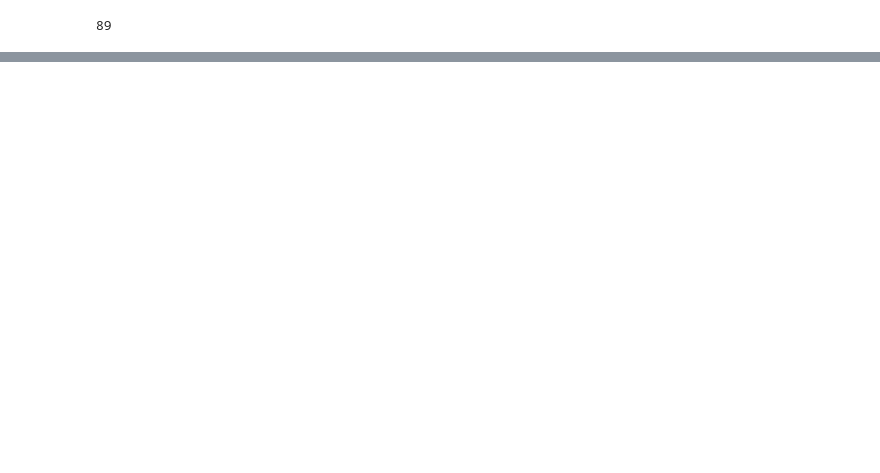
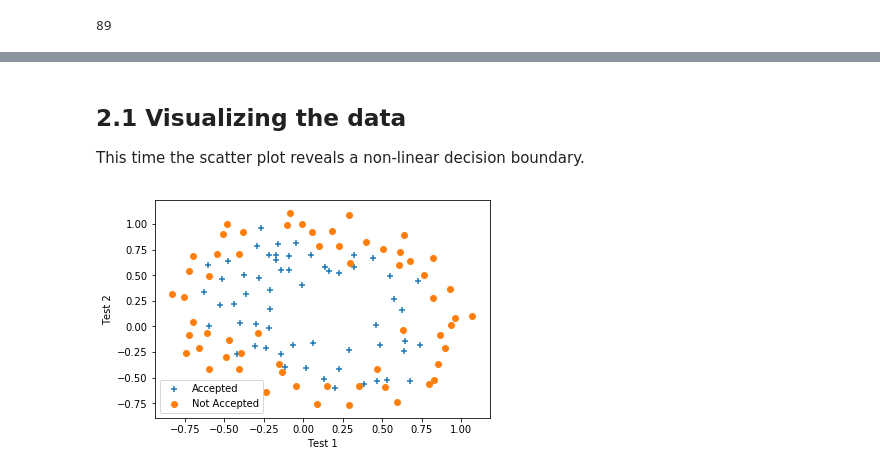
Before and after one commit to jackgill/coursera-machine-learning, a Jupyter notebook: machine-learning-ex2/ex2/ex2.ipynb, the cells around one changed output, grey strips where cells are left out. Cells and saved outputs as stored; diff of their text form; code cells hidden in the pictures; blank space fills up the shorter version.

```diff
--- a/machine-learning-ex2/ex2/ex2.ipynb
+++ b/machine-learning-ex2/ex2/ex2.ipynb
@@ -154,0 +185,4 @@ np.sum(prediction == ground_truth)
+# %%
+data2 = pd.read_csv('ex2data2.txt', header=None, names=['Test 1', 'Test 2', 'Accepted'])
+display(data2.info())
+data2.head()
@@ -154,0 +205,15 @@ np.sum(prediction == ground_truth)
+# %% [markdown]
+## 2.1 Visualizing the data
+
+This time the scatter plot reveals a non-linear decision boundary.
+# %%
+accepted = data2[data2['Accepted'] == 1]
+not_accepted = data2[data2['Accepted'] == 0]
+
+plt.scatter(accepted['Test 1'], accepted['Test 2'], marker='+', label='Accepted')
+plt.scatter(not_accepted['Test 1'], not_accepted['Test 2'], label='Not Accepted')
+plt.xlabel('Test 1')
+plt.ylabel('Test 2')
+plt.legend();
+# %% [output]
+[figure, added]
```
Also changed, not shown: parts of 39 cells of this notebook.
